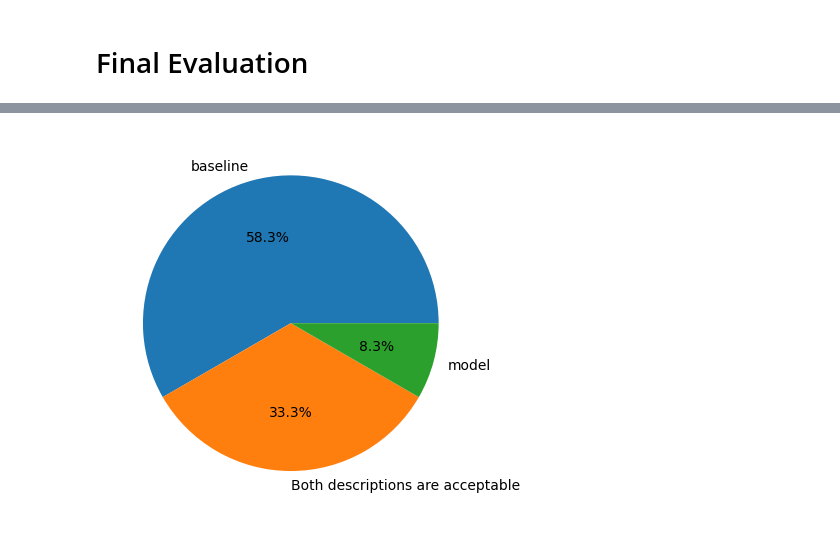
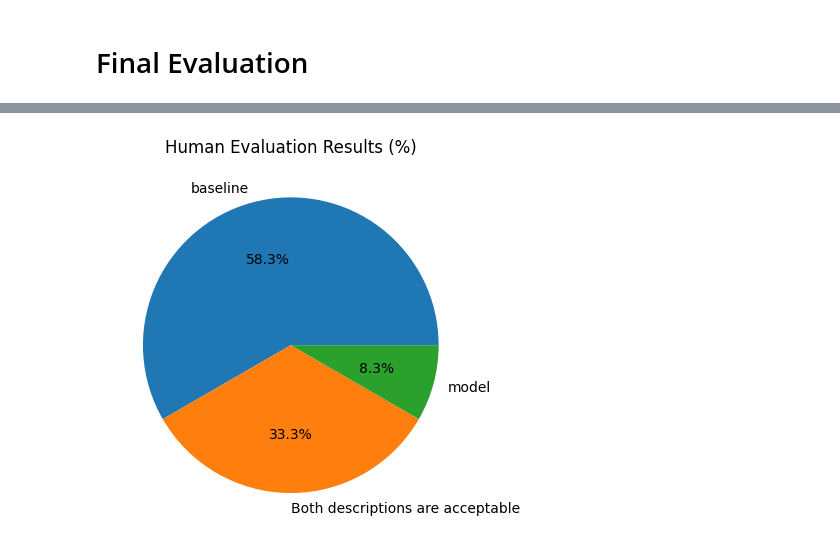
Before and after one commit to DevJGraham/vlm-image-to-description-generator, a Jupyter notebook: src/evaluation.ipynb, the cells around one changed output, grey strips where cells are left out. Drawn from its saved outputs; the diff is of its cells as text; code cells hidden in the pictures.

Commit message:
FAdd additional visuals and conclusion to evaluation.ipynb file

```diff
--- a/src/evaluation.ipynb
+++ b/src/evaluation.ipynb
@@ -245,7 +226,7 @@ test
 # Final Evaluation
 # %%
 df1 = pd.read_csv('Aypt2025-13_evaluated.csv')
-df2 = pd.read_csv('auction_13_descriptions_categories.csv', index_col=0)
+df2 = pd.read_csv('auction_13_categories.csv', index_col=0)
 
 eval = pd.merge(df1, df2.drop(columns=['Description'], axis=1), how='left', on='item_number')
 # %%
@@ -265,6 +255,9 @@ sns.countplot(eval['human_label'])
 # %%
 label_counts = eval['human_label'].value_counts()
 plt.pie(label_counts, labels=label_counts.index, autopct='%1.1f%%')
+
+plt.title("Human Evaluation Results (%)")
+
 plt.show()
 # %% [output]
-[figure, old version]
+[figure, new version]
```
Also changed, not shown: parts of 12 cells of this notebook, 1 other file.
